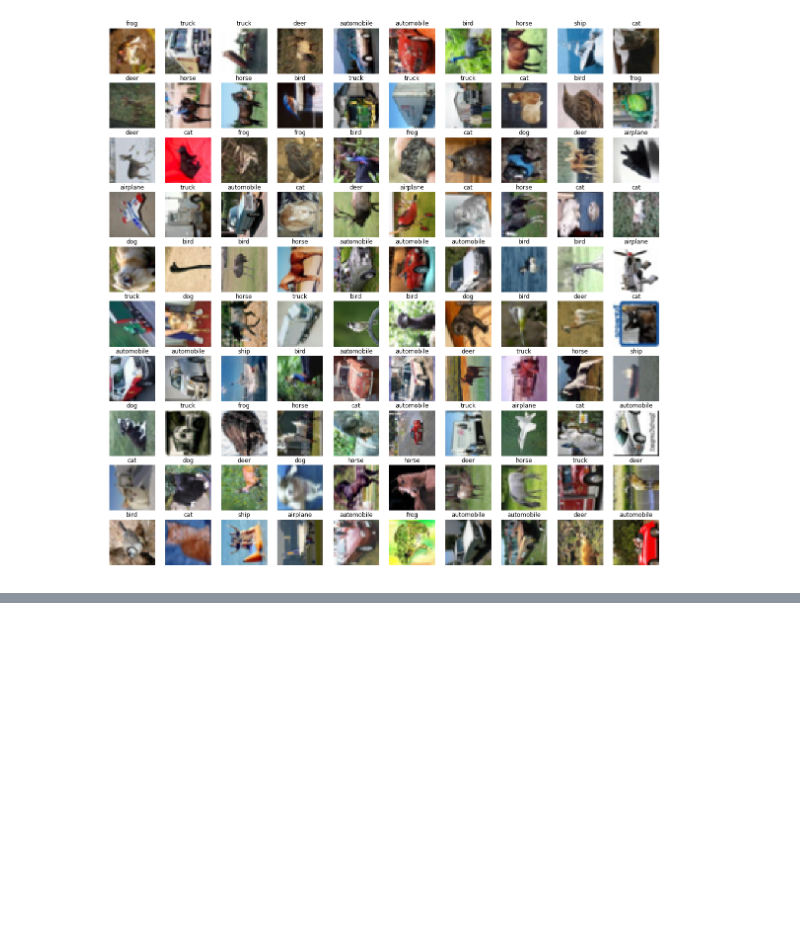
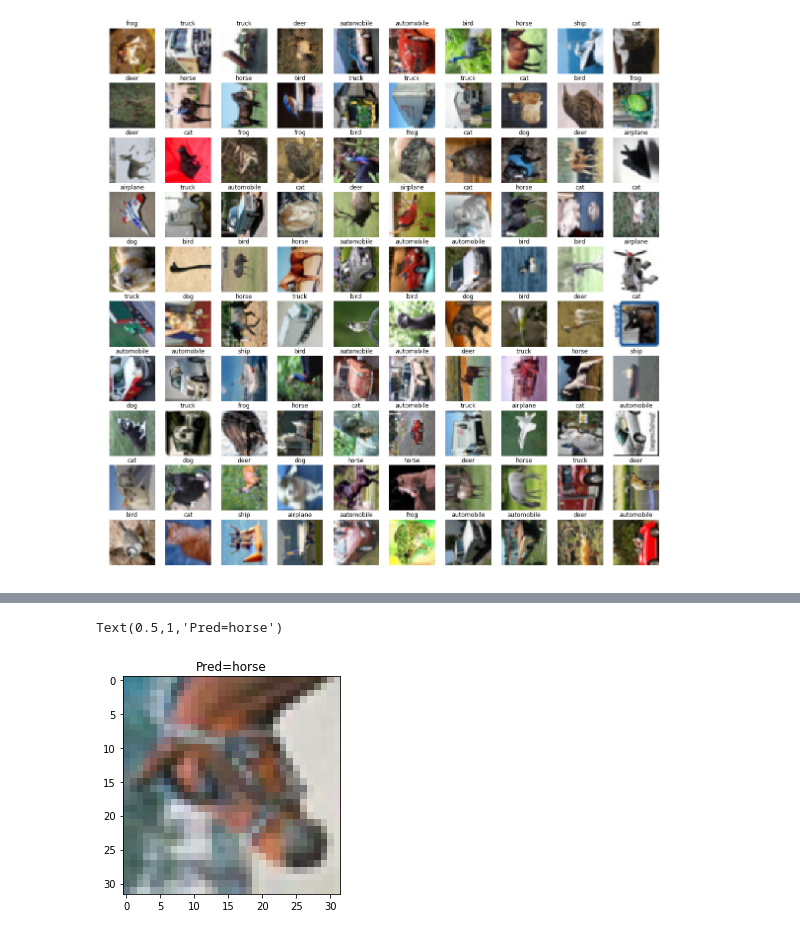
Before and after one commit to piyush01123/Breaking-Convnets, a Jupyter notebook: Breaking Convnets - Part 2.ipynb, the cells around one changed output, grey strips where cells are left out. Saved outputs shown, nothing was run; the diff lists cells and outputs as text; code cells hidden in the pictures; blank space fills up the shorter version.

```diff
--- a/Breaking Convnets - Part 2.ipynb
+++ b/Breaking Convnets - Part 2.ipynb
@@ -69,0 +96,8 @@ Epoch 2/100
+# %%
+horse = test_X[17]
+horse_copy = horse.copy()
+plt.imshow(horse)
+plt.title('Pred=%s' %label_names[int(mymodel.predict_classes(np.expand_dims(horse, axis = 0)))])
+# %% [output]
+Text(0.5,1,'Pred=horse')
+[figure, added]
```
Also changed, not shown: parts of 7 cells of this notebook.
